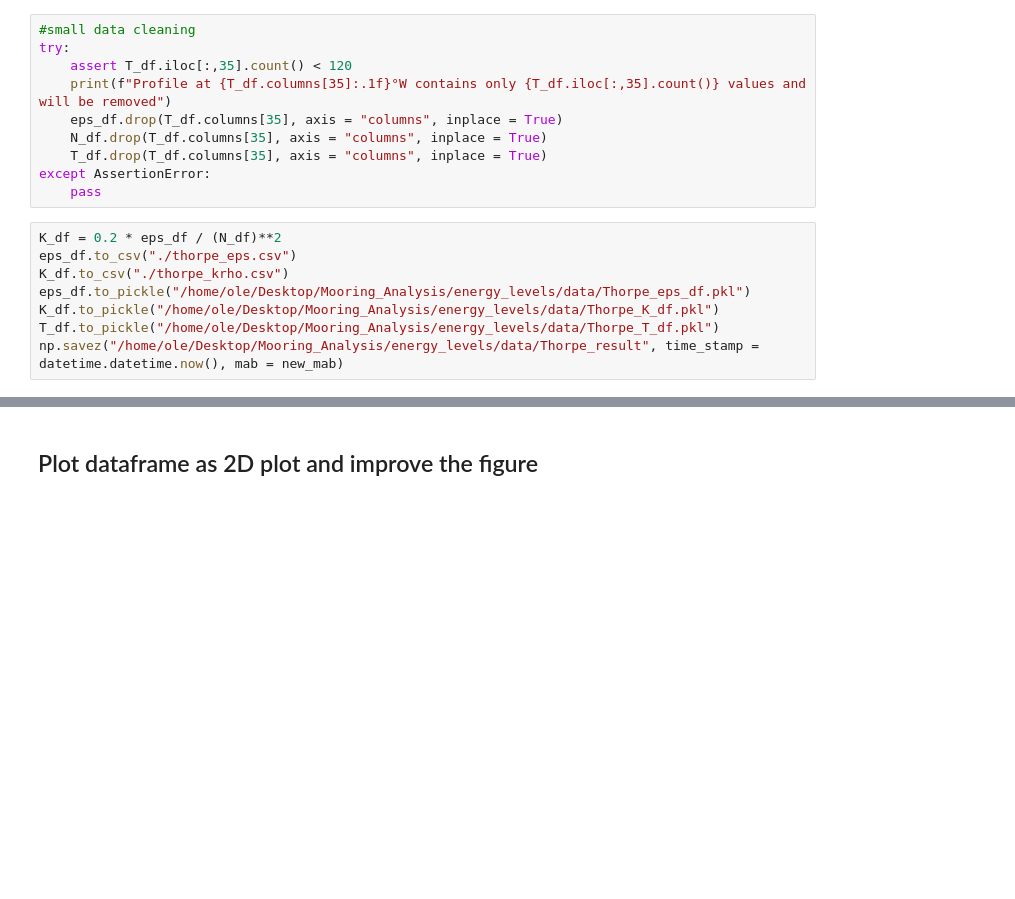
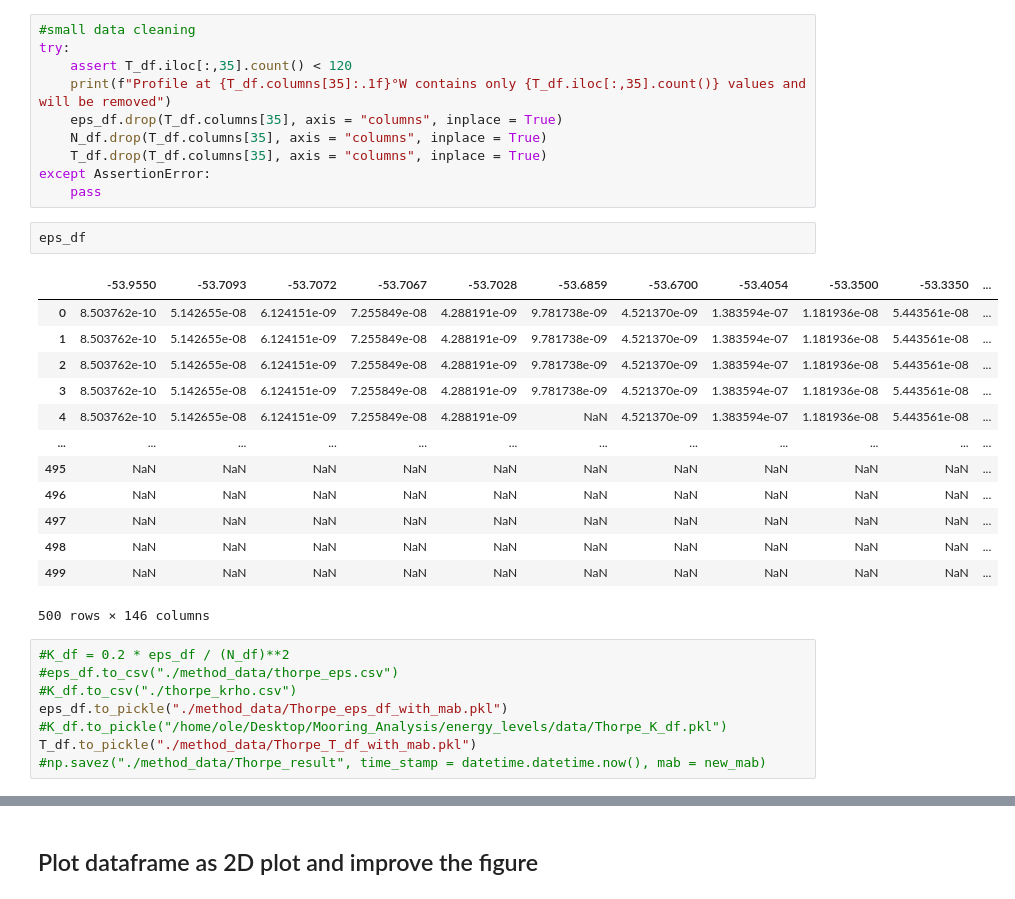
Before and after one commit to opinner/Pinner_et_al_2024, a Jupyter notebook: scripts/thorpe_scales/Weddell Sea Thorpe Scale.ipynb, the cells around one changed output, grey strips where cells are left out. Cells and saved outputs as stored; diff of their text form; blank space fills up the shorter version.

```diff
--- a/scripts/thorpe_scales/Weddell Sea Thorpe Scale.ipynb
+++ b/scripts/thorpe_scales/Weddell Sea Thorpe Scale.ipynb
@@ -694,11 +692,27 @@ try:
     T_df.drop(T_df.columns[35], axis = "columns", inplace = True)
 except AssertionError:
     pass
+# %%
+eps_df
+# %% [output]
+|  | -53.9550 | -53.7093 | -53.7072 | -53.7067 | -53.7028 | -53.6859 | -53.6700 | -53.4054 | -53.3500 | -53.3350 | ... |
+| 0 | 8.503762e-10 | 5.142655e-08 | 6.124151e-09 | 7.255849e-08 | 4.288191e-09 | 9.781738e-09 | 4.521370e-09 | 1.383594e-07 | 1.181936e-08 | 5.443561e-08 | ... |
+| 1 | 8.503762e-10 | 5.142655e-08 | 6.124151e-09 | 7.255849e-08 | 4.288191e-09 | 9.781738e-09 | 4.521370e-09 | 1.383594e-07 | 1.181936e-08 | 5.443561e-08 | ... |
+| 2 | 8.503762e-10 | 5.142655e-08 | 6.124151e-09 | 7.255849e-08 | 4.288191e-09 | 9.781738e-09 | 4.521370e-09 | 1.383594e-07 | 1.181936e-08 | 5.443561e-08 | ... |
+| 3 | 8.503762e-10 | 5.142655e-08 | 6.124151e-09 | 7.255849e-08 | 4.288191e-09 | 9.781738e-09 | 4.521370e-09 | 1.383594e-07 | 1.181936e-08 | 5.443561e-08 | ... |
+| 4 | 8.503762e-10 | 5.142655e-08 | 6.124151e-09 | 7.255849e-08 | 4.288191e-09 | NaN | 4.521370e-09 | 1.383594e-07 | 1.181936e-08 | 5.443561e-08 | ... |
+| ... | ... | ... | ... | ... | ... | ... | ... | ... | ... | ... | ... |
+| 495 | NaN | NaN | NaN | NaN | NaN | NaN | NaN | NaN | NaN | NaN | ... |
+| 496 | NaN | NaN | NaN | NaN | NaN | NaN | NaN | NaN | NaN | NaN | ... |
+| 497 | NaN | NaN | NaN | NaN | NaN | NaN | NaN | NaN | NaN | NaN | ... |
+| 498 | NaN | NaN | NaN | NaN | NaN | NaN | NaN | NaN | NaN | NaN | ... |
+| 499 | NaN | NaN | NaN | NaN | NaN | NaN | NaN | NaN | NaN | NaN | ... |
+500 rows × 146 columns
 # %%
-K_df = 0.2 * eps_df / (N_df)**2
-eps_df.to_csv("./thorpe_eps.csv")
-K_df.to_csv("./thorpe_krho.csv")
-eps_df.to_pickle("/home/ole/Desktop/Mooring_Analysis/energy_levels/data/Thorpe_eps_df.pkl")
-K_df.to_pickle("/home/ole/Desktop/Mooring_Analysis/energy_levels/data/Thorpe_K_df.pkl")
-T_df.to_pickle("/home/ole/Desktop/Mooring_Analysis/energy_levels/data/Thorpe_T_df.pkl")
-np.savez("/home/ole/Desktop/Mooring_Analysis/energy_levels/data/Thorpe_result", time_stamp = datetime.datetime.now(), mab = new_mab)
+#K_df = 0.2 * eps_df / (N_df)**2
+#eps_df.to_csv("./method_data/thorpe_eps.csv")
+#K_df.to_csv("./thorpe_krho.csv")
+eps_df.to_pickle("./method_data/Thorpe_eps_df_with_mab.pkl")
+#K_df.to_pickle("/home/ole/Desktop/Mooring_Analysis/energy_levels/data/Thorpe_K_df.pkl")
+T_df.to_pickle("./method_data/Thorpe_T_df_with_mab.pkl")
+#np.savez("./method_data/Thorpe_result", time_stamp = datetime.datetime.now(), mab = new_mab)
```
Also changed, not shown: parts of 9 cells of this notebook, 1 other file.
